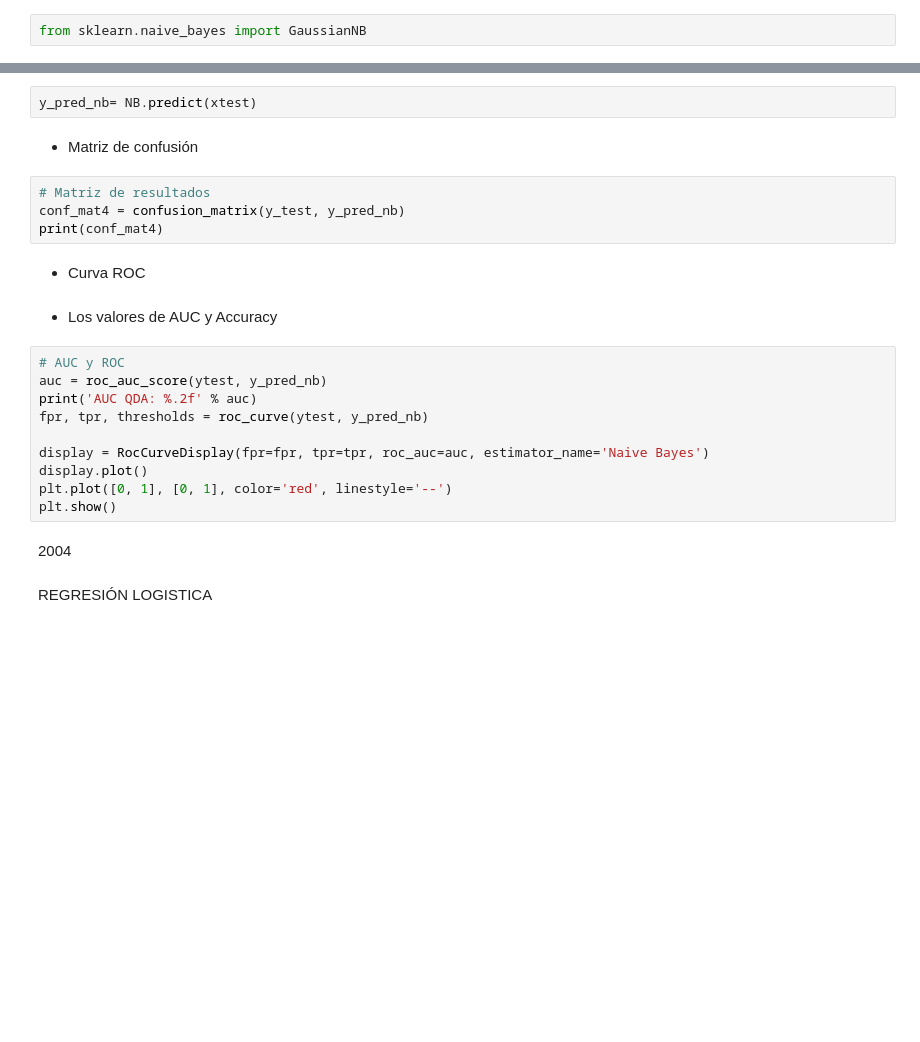
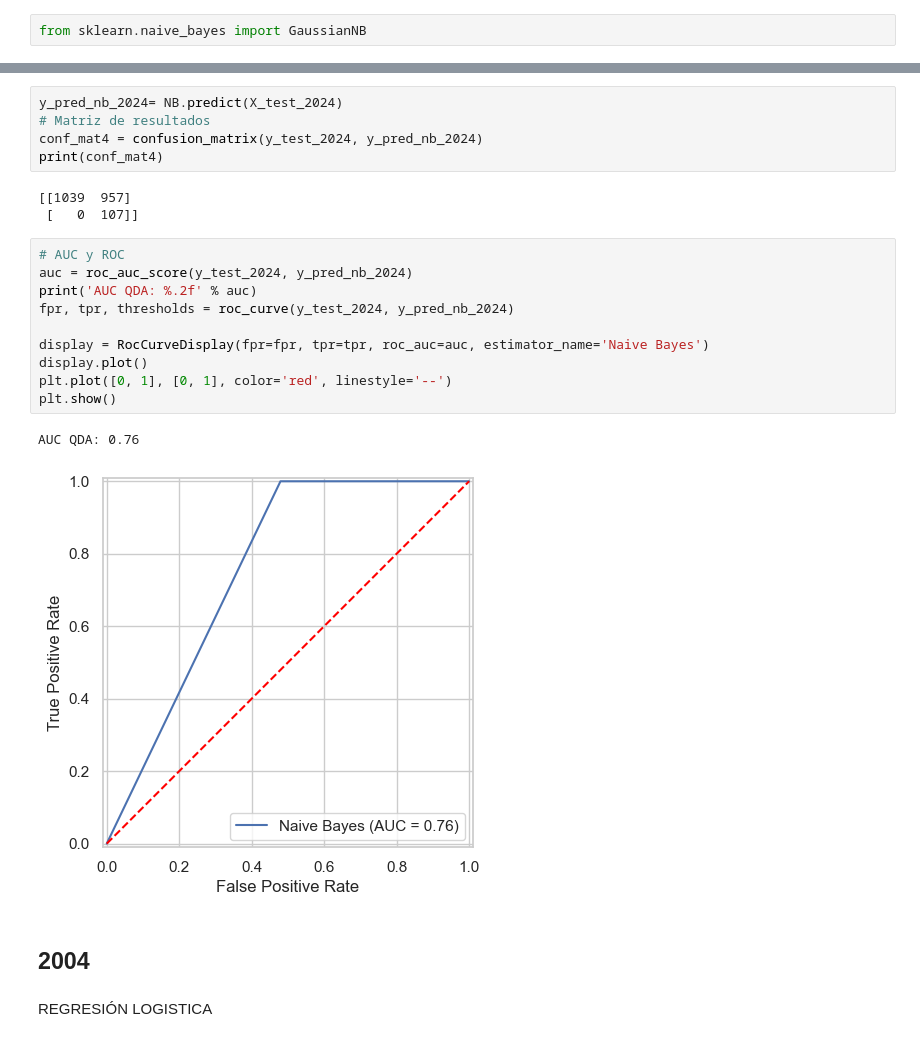
Before and after one commit to AngelaNavajas/CC408-T1-4, a Jupyter notebook: TP3/TP3.ipynb, the cells around one changed output, grey strips where cells are left out. Saved outputs shown, nothing was run; the diff lists cells and outputs as text; blank space fills up the shorter version.

```diff
--- a/TP3/TP3.ipynb
+++ b/TP3/TP3.ipynb
@@ -925,27 +1024,26 @@ NB.fit(X_train_2024, y_train_2024)
 # %%
-y_pred_nb= NB.predict(xtest)
+y_pred_nb_2024= NB.predict(X_test_2024)
+# Matriz de resultados
+conf_mat4 = confusion_matrix(y_test_2024, y_pred_nb_2024)
+print(conf_mat4)
+# %% [output]
+[[1039  957]
+ [   0  107]]
-# %% [markdown]
-- Matriz de confusión
-# %%
-# Matriz de resultados
-conf_mat4 = confusion_matrix(y_test, y_pred_nb)
-print(conf_mat4)
-# %% [markdown]
-- Curva ROC
-# %% [markdown]
-- Los valores de AUC y Accuracy
-# %%
-# AUC y ROC
-auc = roc_auc_score(ytest, y_pred_nb)
-print('AUC QDA: %.2f' % auc)
-fpr, tpr, thresholds = roc_curve(ytest, y_pred_nb)
-
-display = RocCurveDisplay(fpr=fpr, tpr=tpr, roc_auc=auc, estimator_name='Naive Bayes')
-display.plot()
-plt.plot([0, 1], [0, 1], color='red', linestyle='--')
-plt.show()
+# %%
+# AUC y ROC
+auc = roc_auc_score(y_test_2024, y_pred_nb_2024)
+print('AUC QDA: %.2f' % auc)
+fpr, tpr, thresholds = roc_curve(y_test_2024, y_pred_nb_2024)
+
+display = RocCurveDisplay(fpr=fpr, tpr=tpr, roc_auc=auc, estimator_name='Naive Bayes')
+display.plot()
+plt.plot([0, 1], [0, 1], color='red', linestyle='--')
+plt.show()
+# %% [output]
+AUC QDA: 0.76
+[figure, added]
 # %% [markdown]
-2004
+## 2004
 # %% [markdown]
 REGRESIÓN LOGISTICA
 # %%
```
Also changed, not shown: parts of 36 cells of this notebook.
